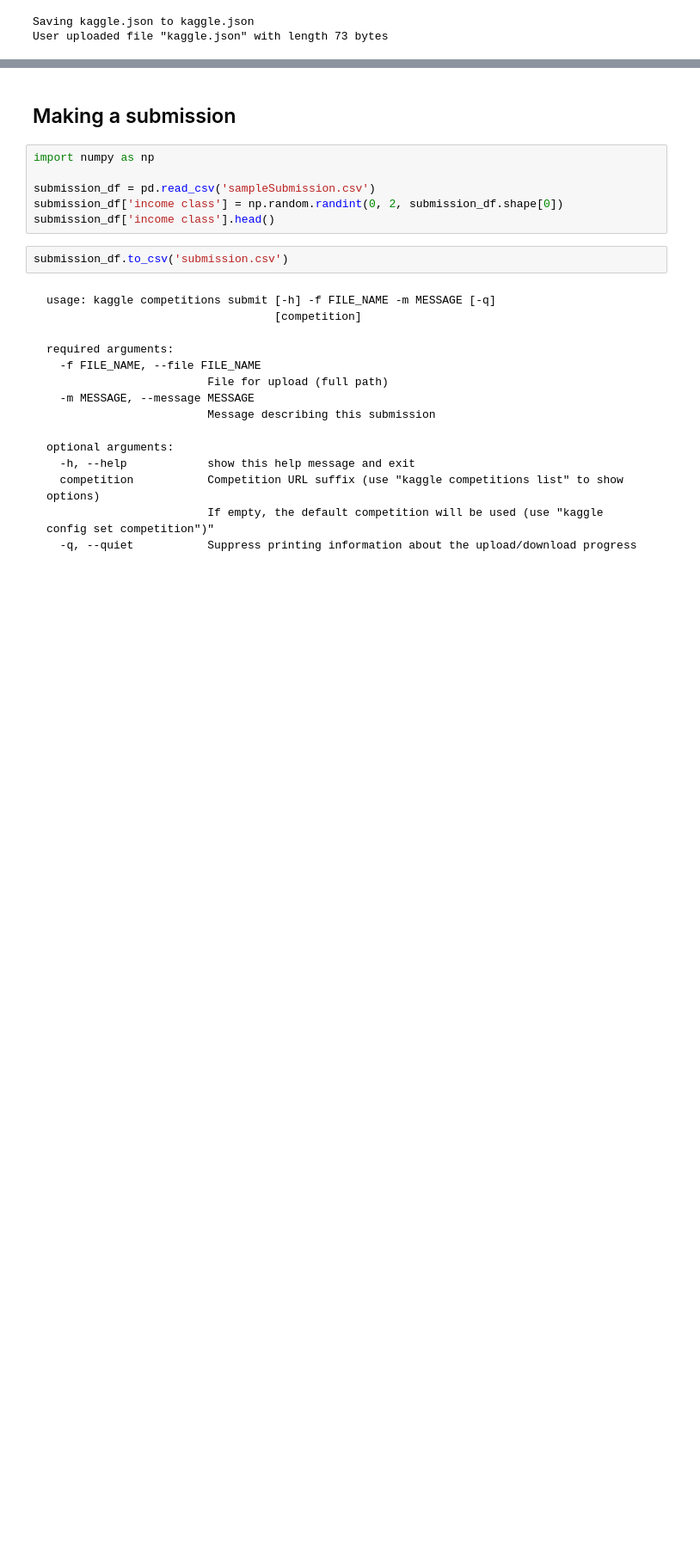
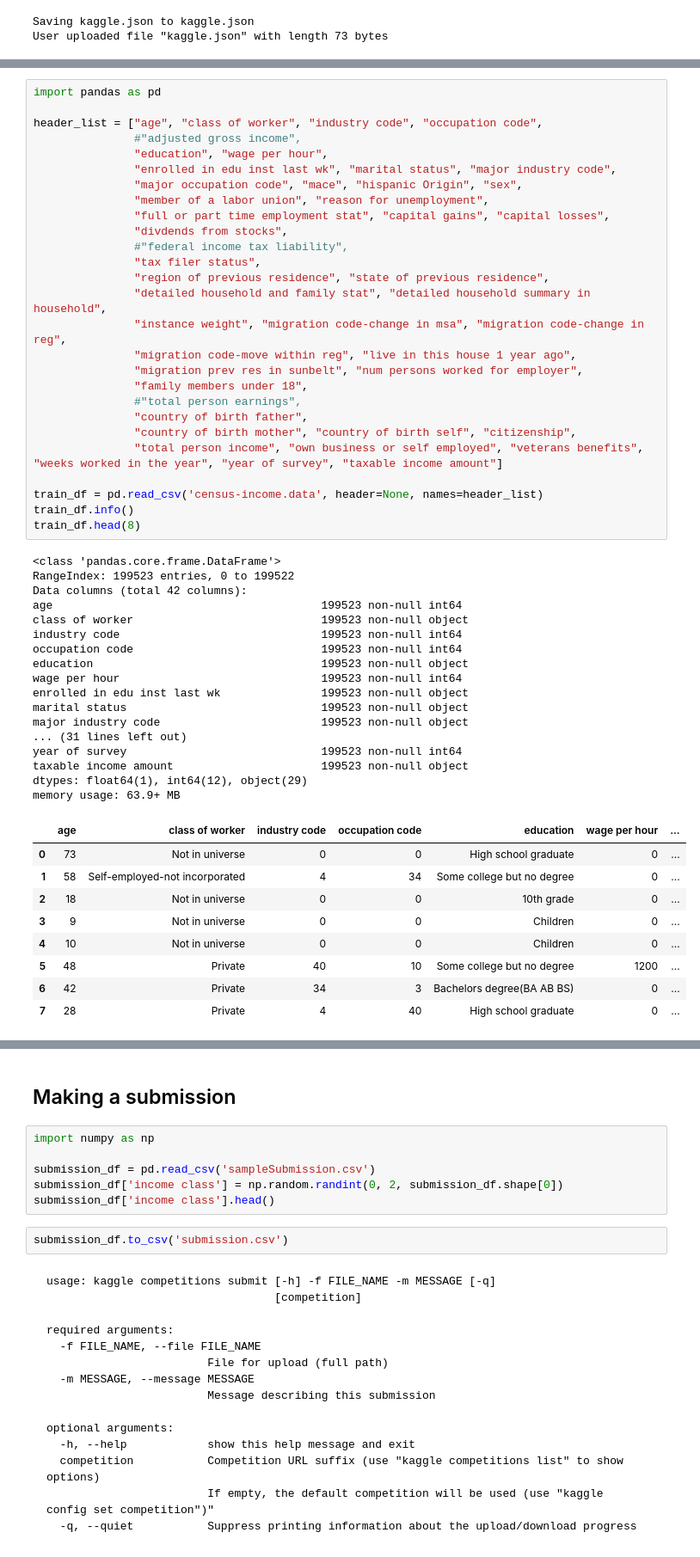
Before and after one commit to w8mr/ing-ml-challenge, a Jupyter notebook: challenge.ipynb, the cells around one changed output, grey strips where cells are left out. Shown at 86% size. Cells and saved outputs as stored; diff of their text form; blank space fills up the shorter version.

```diff
--- a/challenge.ipynb
+++ b/challenge.ipynb
@@ -122 +57,55 @@ Archive:  census-income.data.zip
+# %%
+import pandas as pd
+
+header_list = ["age", "class of worker", "industry code", "occupation code",
+               #"adjusted gross income",
+               "education", "wage per hour",
+               "enrolled in edu inst last wk", "marital status", "major industry code",
+               "major occupation code", "mace", "hispanic Origin", "sex",
+               "member of a labor union", "reason for unemployment",
+               "full or part time employment stat", "capital gains", "capital losses",
+               "divdends from stocks",
+               #"federal income tax liability",
+               "tax filer status",
+               "region of previous residence", "state of previous residence",
+               "detailed household and family stat", "detailed household summary in household",
+               "instance weight", "migration code-change in msa", "migration code-change in reg",
+               "migration code-move within reg", "live in this house 1 year ago",
+               "migration prev res in sunbelt", "num persons worked for employer",
+               "family members under 18",
+               #"total person earnings",
+               "country of birth father",
+               "country of birth mother", "country of birth self", "citizenship",
+               "total person income", "own business or self employed", "veterans benefits", "weeks worked in the year", "year of survey", "taxable income amount"]
+
+train_df = pd.read_csv('census-income.data', header=None, names=header_list)
+train_df.info()
+train_df.head(8)
+# %% [output]
+<class 'pandas.core.frame.DataFrame'>
+RangeIndex: 199523 entries, 0 to 199522
+Data columns (total 42 columns):
+age                                        199523 non-null int64
+class of worker                            199523 non-null object
+industry code                              199523 non-null int64
+occupation code                            199523 non-null int64
+education                                  199523 non-null object
+wage per hour                              199523 non-null int64
+enrolled in edu inst last wk               199523 non-null object
+marital status                             199523 non-null object
+major industry code                        199523 non-null object
+... (31 lines left out)
+year of survey                             199523 non-null int64
+taxable income amount                      199523 non-null object
+dtypes: float64(1), int64(12), object(29)
+memory usage: 63.9+ MB
+|  | age | class of worker | industry code | occupation code | education | wage per hour | ... |
+| 0 | 73 | Not in universe | 0 | 0 | High school graduate | 0 | ... |
+| 1 | 58 | Self-employed-not incorporated | 4 | 34 | Some college but no degree | 0 | ... |
+| 2 | 18 | Not in universe | 0 | 0 | 10th grade | 0 | ... |
+| 3 | 9 | Not in universe | 0 | 0 | Children | 0 | ... |
+| 4 | 10 | Not in universe | 0 | 0 | Children | 0 | ... |
+| 5 | 48 | Private | 40 | 10 | Some college but no degree | 1200 | ... |
+| 6 | 42 | Private | 34 | 3 | Bachelors degree(BA AB BS) | 0 | ... |
+| 7 | 28 | Private | 4 | 40 | High school graduate | 0 | ... |
 # %%
```
Also changed, not shown: parts of 19 cells of this notebook.
